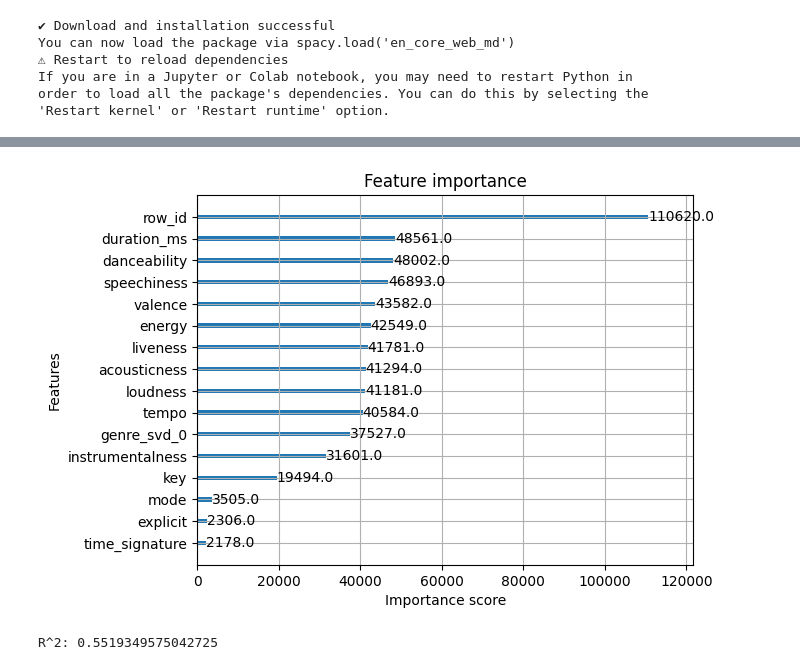
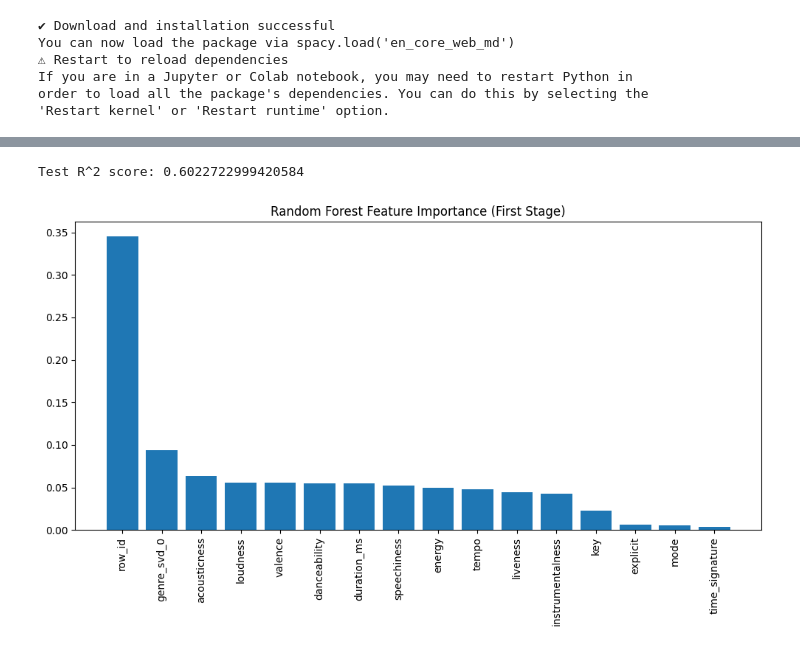
Before and after one commit to felixlaplante/sup-challenge, a Jupyter notebook: main.ipynb, the cells around one changed output, grey strips where cells are left out. Drawn from its saved outputs; the diff is of its cells as text; code cells hidden in the pictures.

```diff
--- a/main.ipynb
+++ b/main.ipynb
@@ -74,6 +79,4 @@ order to load all the package's dependencies. You can do this by selecting the
 data = pd.read_csv("data/train_data.csv").sort_values("popularity", ascending=False)
 
 # Prepare X and Y
-X, Y = prepare_X(data).drop("popularity", axis=1), data["popularity"].values
-
-X.head()
+X, Y = prepare_X(data).drop("popularity", axis=1), data["popularity"]
@@ -87,28 +83,36 @@ X.head()
 # %%
 import matplotlib.pyplot as plt
+import numpy as np
+from sklearn.ensemble import RandomForestRegressor
 from sklearn.metrics import r2_score
-from sklearn.model_selection import train_test_split
-from xgboost import XGBRegressor, plot_importance
+from sklearn.model_selection import KFold, train_test_split
+from tqdm import tqdm
 
-# Split data into training and testing sets
 X_train, X_test, Y_train, Y_test = train_test_split(
     X, Y, test_size=0.2, random_state=42
 )
 
-# Train model
-model = XGBRegressor(objective="reg:squarederror", n_estimators=10000, n_jobs=-1)
-model.fit(X_train, Y_train)
+models = []
 
-# Plot feature importance
-plot_importance(model)
+for train_idx, _ in tqdm(KF.split(X_train)):
+    X_tr, Y_tr = X_train.iloc[train_idx], Y_train.iloc[train_idx]
+
+    Y_tr -= sum([model.predict(X_tr) for model in models])
+
+    models.append(RandomForestRegressor(n_estimators=100, n_jobs=-1).fit(X_tr, Y_tr))
+
+y_test_pred = sum([model.predict(X_test) for model in models])
+print("Test R^2 score:", r2_score(Y_test, y_test_pred))
+
+indices = models[0].feature_importances_.argsort()[::-1]
+plt.figure(figsize=(10, 6))
+plt.bar(range(X.shape[1]), models[0].feature_importances_[indices])
+plt.xticks(range(X.shape[1]), X.columns[indices], rotation=90)
+plt.title("Random Forest Feature Importance (First Stage)")
+plt.tight_layout()
 plt.show()
 # %% [output]
+Test R^2 score: 0.6022722999420584
-[figure, old version]
+[figure, new version]
-# %%
-# Make predictions
-Y_pred = model.predict(X_test)
-print("R^2:", r2_score(Y_test, Y_pred))
-# %% [output]
-R^2: 0.5519349575042725
 # %%
 # Retrain full model
```
Also changed, not shown: parts of 5 cells of this notebook, 4 other files.
